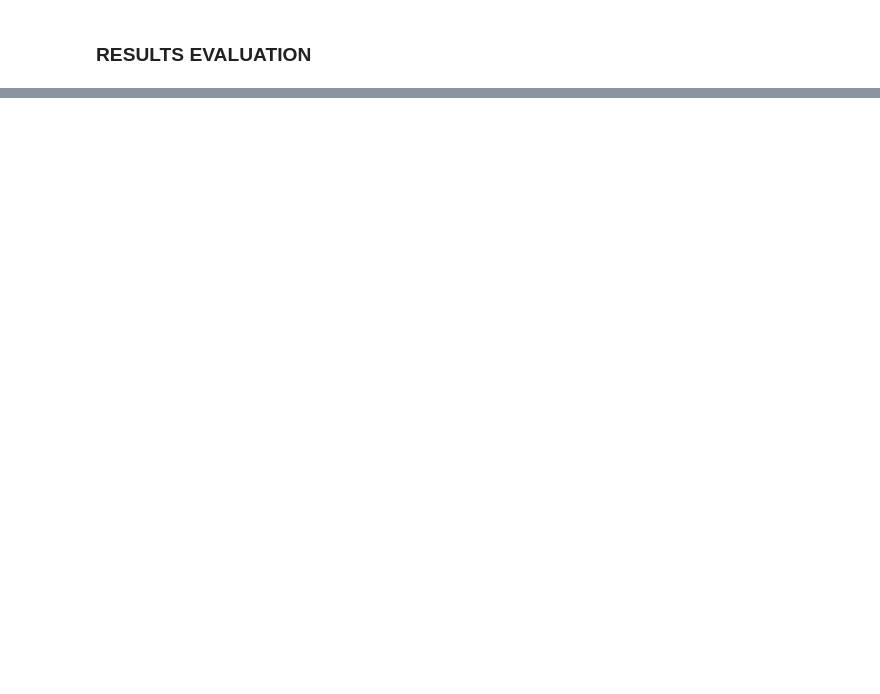
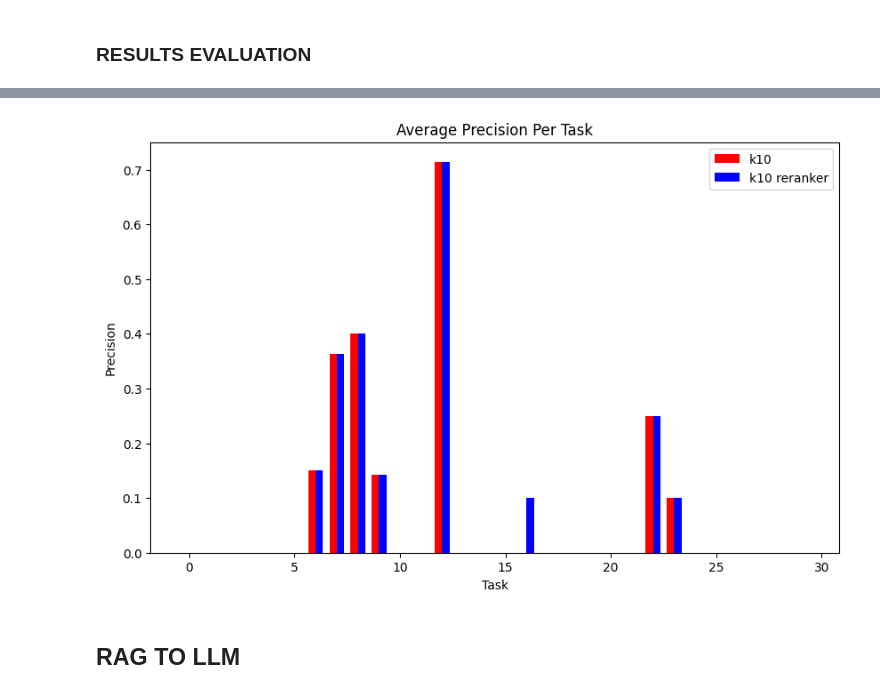
Before and after one commit to santamav/SJK016_Master-s-Thesis, a Jupyter notebook: RAG/rag_evaluation.ipynb, the cells around one changed output, grey strips where cells are left out. Saved outputs shown, nothing was run; the diff lists cells and outputs as text; code cells hidden in the pictures; blank space fills up the shorter version.

```diff
--- a/RAG/rag_evaluation.ipynb
+++ b/RAG/rag_evaluation.ipynb
@@ -151,0 +325,18 @@ print(results)
+# %%
+k5_counts = 0
+k10_counts = 0
+k30_counts = 0
+
+total = 0
+
+for task in results:
+    for action in task['k30']:
+        total += 1
+        k5_counts += task['k5'][action]['reranker']['n3 precision']
+        k10_counts += task['k10'][action]['reranker']['n3 precision']
+        k30_counts += task['k30'][action]['reranker']['n3 precision']
+
+print('results reranker rag')
+print('k5 precision:', k5_counts / total)
+print('k10 precision:', k10_counts / total)
+print('k30 precision:', k30_counts / total)
@@ -151,0 +579,62 @@ print(results)
+# %%
+# For all the k and n compare the precision per task
+precision_per_task = []
+precision_per_task_reranker = []
+for task in results:
+    task_precision = {'k5': [], 'k10': [], 'k30': []}
+    task_precision_reranker = {'k5': [], 'k10': [], 'k30': []}
+    for action in task['k30']:
+        task_precision['k5'].append(task['k5'][action]['novel']['n0 precision'])
+        task_precision['k10'].append(task['k10'][action]['novel']['n0 precision'])
+        task_precision['k30'].append(task['k30'][action]['novel']['n0 precision'])
+
+        task_precision_reranker['k5'].append(task['k5'][action]['reranker']['n0 precision'])
+        task_precision_reranker['k10'].append(task['k10'][action]['reranker']['n0 precision'])
+        task_precision_reranker['k30'].append(task['k30'][action]['reranker']['n0 precision'])
+    precision_per_task.append(task_precision)
+    precision_per_task_reranker.append(task_precision_reranker)
+
+# Calculate the average precision per task
+average_precision_per_task = []
+for task in precision_per_task:
+    average_precision = {'k5': 0, 'k10': 0, 'k30': 0}
+    for k in ['k5', 'k10', 'k30']:
+        average_precision[k] = sum(task[k]) / len(task[k])
+    average_precision_per_task.append(average_precision)
+
+average_precision_per_task_reranker = []
+for task in precision_per_task_reranker:
+    average_precision = {'k5': 0, 'k10': 0, 'k30': 0}
+    for k in ['k5', 'k10', 'k30']:
+        average_precision[k] = sum(task[k]) / len(task[k])
+    average_precision_per_task_reranker.append(average_precision)
+
+# Plot the average precision per task
+average_precision_k5 = [task['k5'] for task in average_precision_per_task]
+average_precision_k10 = [task['k10'] for task in average_precision_per_task]
+average_precision_k30 = [task['k30'] for task in average_precision_per_task]
+
+average_precision_k5_reranker = [task['k5'] for task in average_precision_per_task_reranker]
+average_precision_k10_reranker = [task['k10'] for task in average_precision_per_task_reranker]
+average_precision_k30_reranker = [task['k30'] for task in average_precision_per_task_reranker]
+
+x = np.arange(len(average_precision_k5))  # the label locations
+width = 0.35  #
+
+# Plot the average precision per task
+plt.figure(figsize=(10, 6))
+plt.bar(x - width/2, average_precision_k10, width, label='k10', color='r')
+plt.bar(x + width/2, average_precision_k10_reranker, width, label='k10 reranker', color='b')
+
+
+# Labels and title
+plt.xlabel('Task')
+plt.ylabel('Precision')
+plt.title('Average Precision Per Task')
+plt.legend()
+# Show plot
+plt.show()
+# %% [output]
+[figure, added]
+# %% [markdown]
+## RAG TO LLM
```
Also changed, not shown: parts of 23 cells of this notebook, 4 other files.
